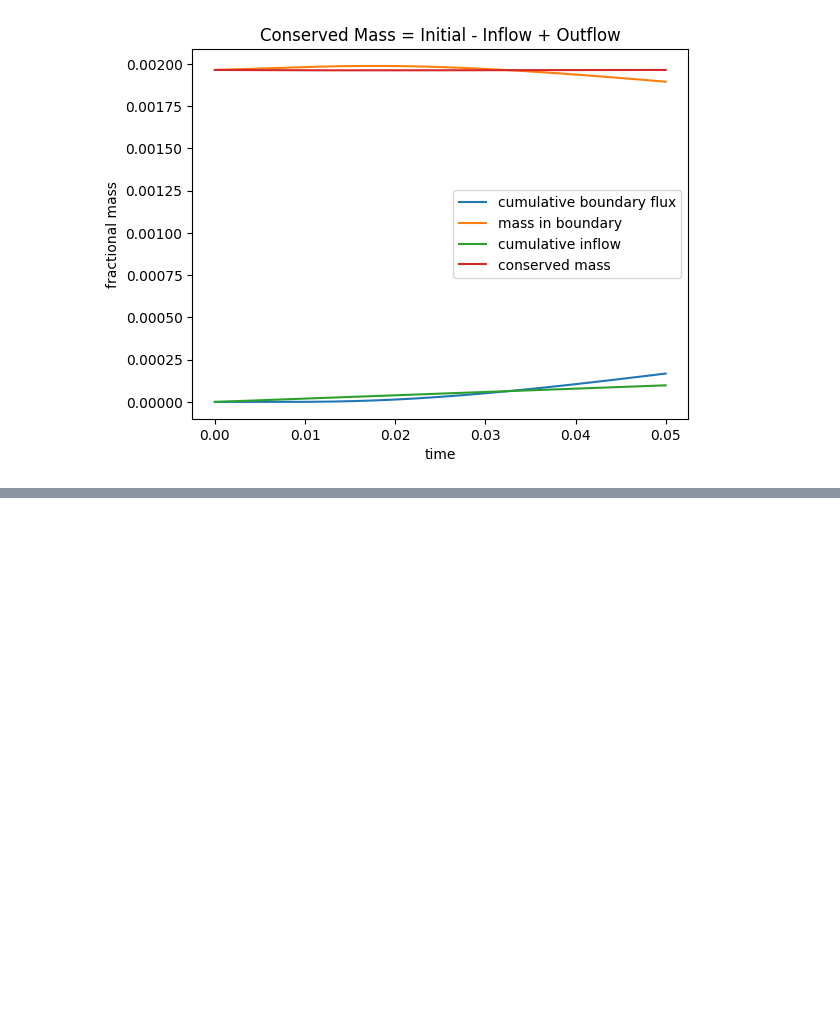
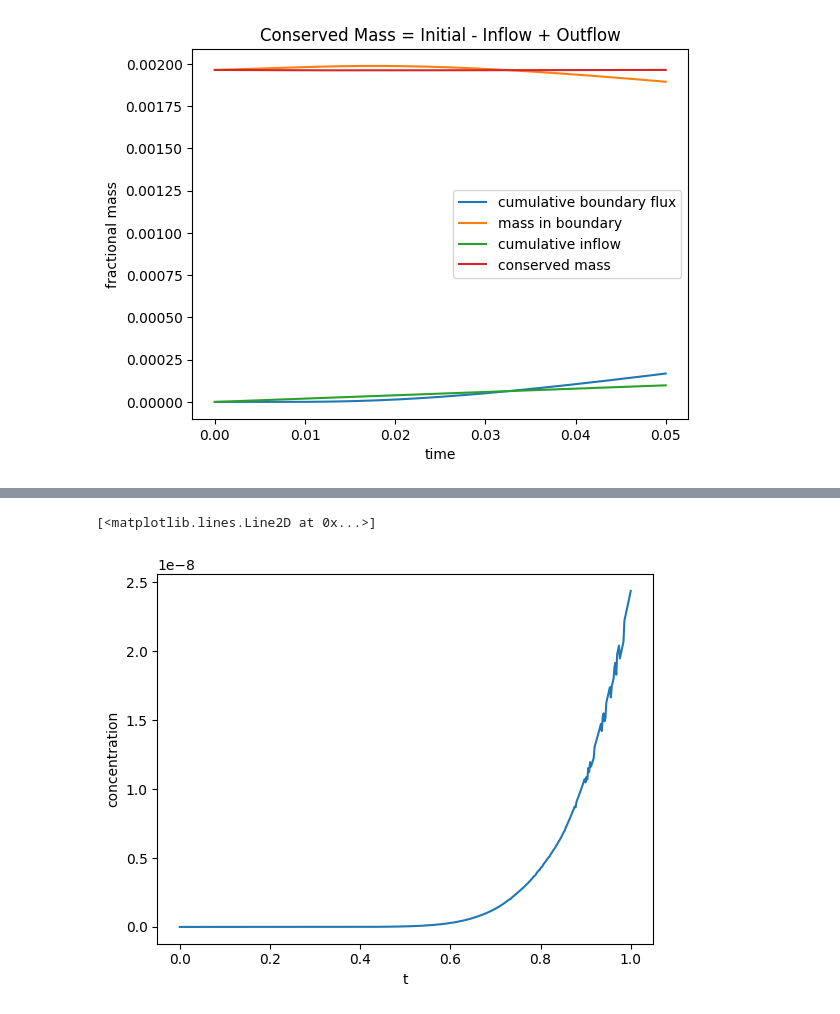
Before and after one commit to fongkenrui/A409_SeleniumDispersion, a Jupyter notebook: ADI_test.ipynb, the cells around one changed output, grey strips where cells are left out. Cells and saved outputs as stored; diff of their text form; code cells hidden in the pictures; blank space fills up the shorter version.

```diff
--- a/ADI_test.ipynb
+++ b/ADI_test.ipynb
@@ -140 +143,7 @@ xr.plot.contourf(diff.isel(t=30), levels=30)
+# %%
+absdiff = np.absolute(diff)
+absdiff.median(dim=('x','y')).plot()
+# %% [output]
+[<matplotlib.lines.Line2D at 0x...>]
+[figure, added]
 # %%
```
Also changed, not shown: parts of 9 cells of this notebook, 4 other files.
